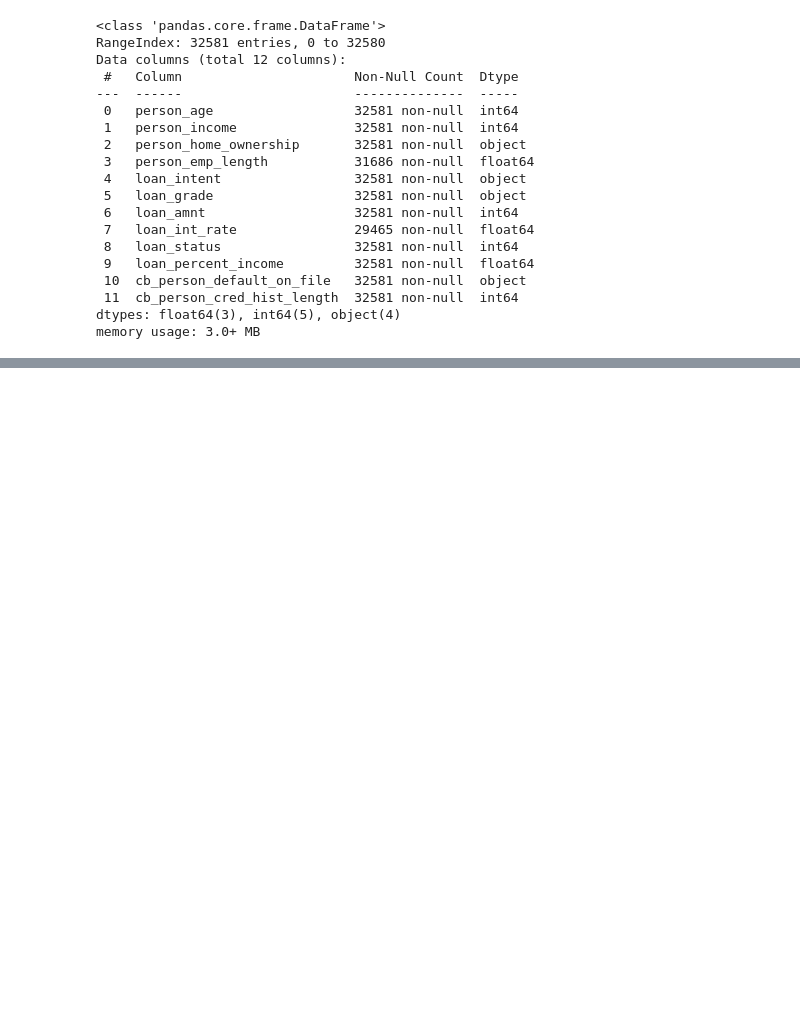
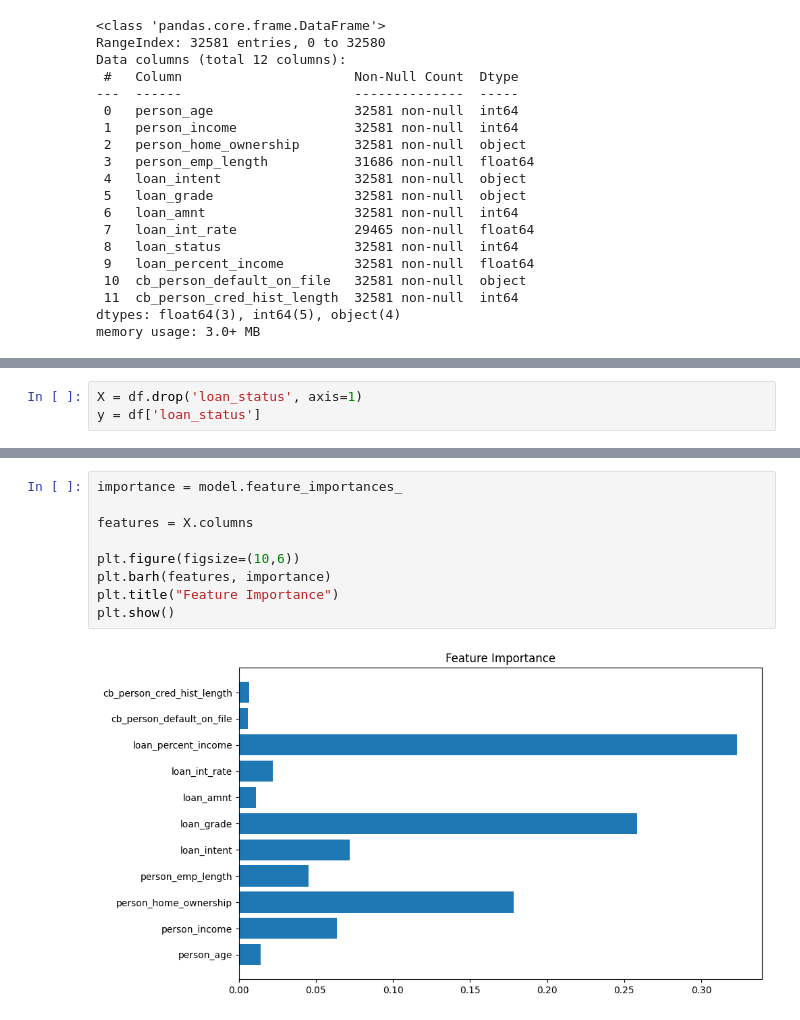
Before and after one commit to Monalisaturaka14/XGBOASTER-FOR-CREDIT-RISK-USING-MACHINE-MACHINNE-LEARNING, a Jupyter notebook: XGBOASTER_FOR_CREDIT_RISK_USING_MACHINE_LEARNING_ipynb.ipynb, the cells around one changed output, grey strips where cells are left out. Cells and saved outputs as stored; diff of their text form; blank space fills up the shorter version.

```diff
--- a/XGBOASTER_FOR_CREDIT_RISK_USING_MACHINE_LEARNING_ipynb.ipynb
+++ b/XGBOASTER_FOR_CREDIT_RISK_USING_MACHINE_LEARNING_ipynb.ipynb
@@ -81,0 +137,3 @@ memory usage: 3.0+ MB
+# %%
+X = df.drop('loan_status', axis=1)
+y = df['loan_status']
@@ -81,0 +212,11 @@ memory usage: 3.0+ MB
+# %%
+importance = model.feature_importances_
+
+features = X.columns
+
+plt.figure(figsize=(10,6))
+plt.barh(features, importance)
+plt.title("Feature Importance")
+plt.show()
+# %% [output]
+[figure, added]
```
Also changed, not shown: parts of 13 cells of this notebook.
